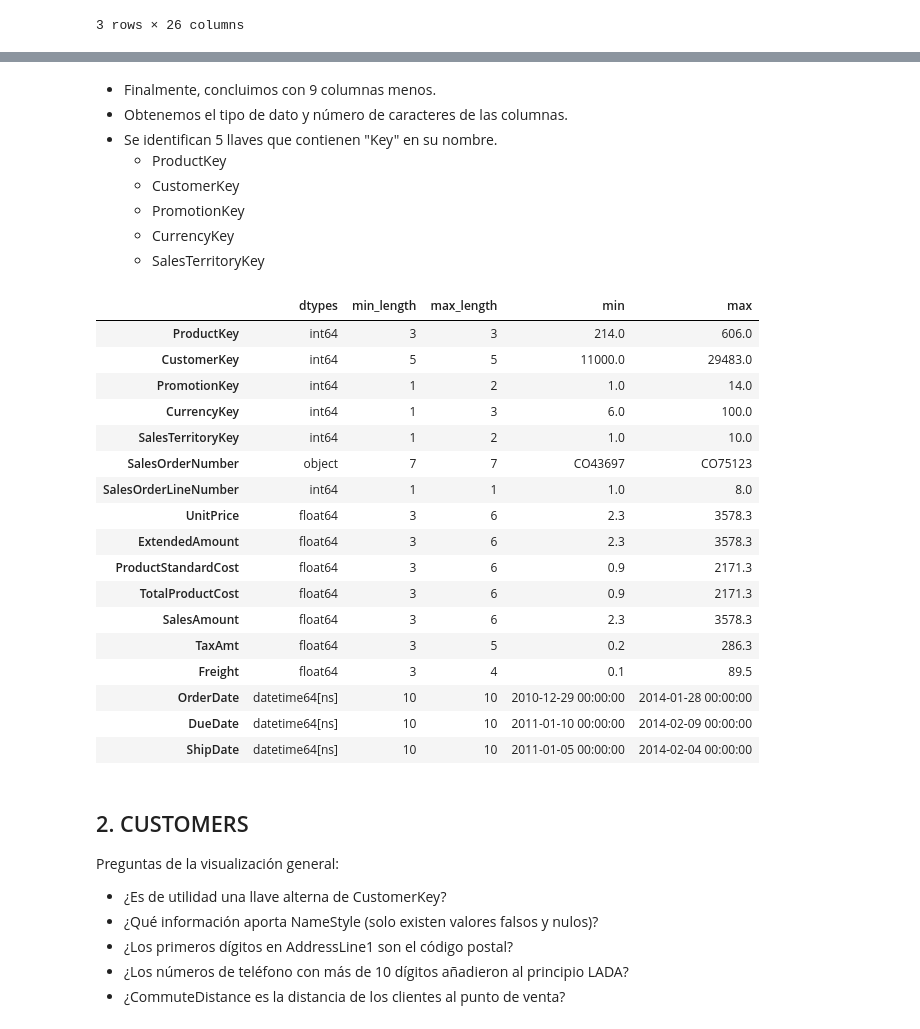
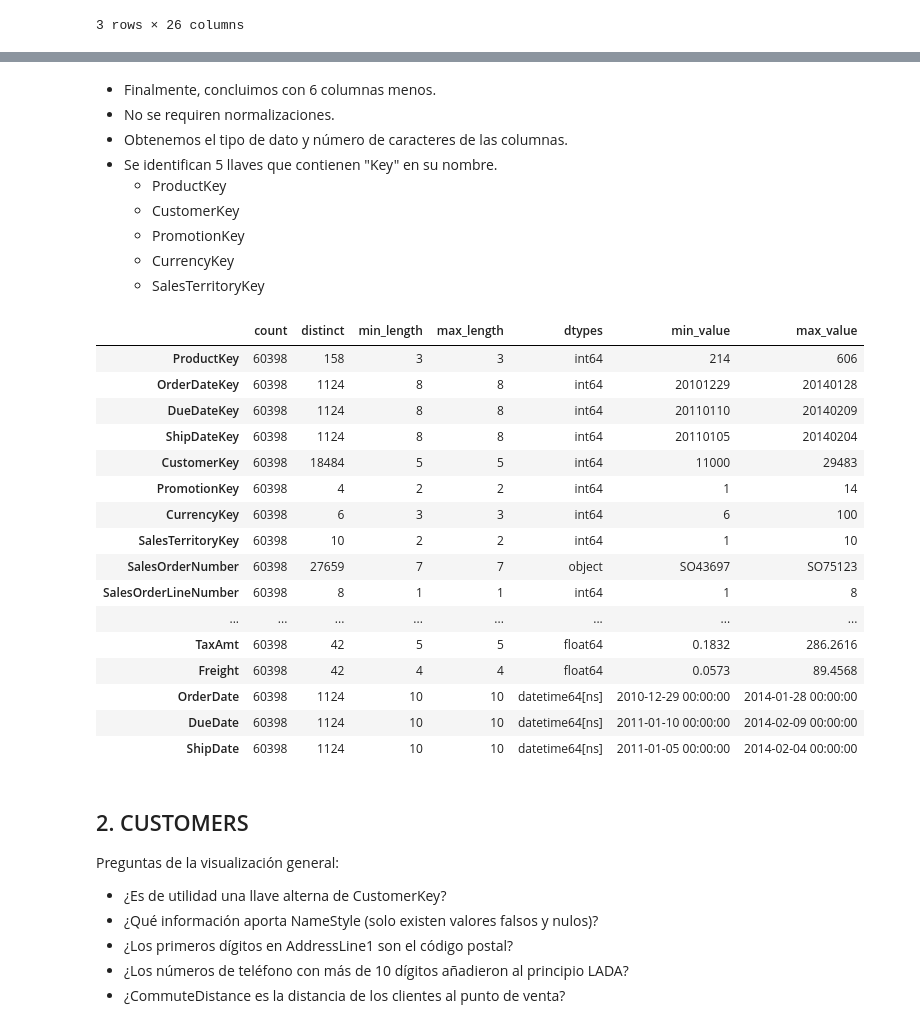
Before and after one commit to Sof265/Database-project, a Jupyter notebook: analisis-exploratorio.ipynb, the cells around one changed output, grey strips where cells are left out. Drawn from its saved outputs; the diff is of its cells as text; code cells hidden in the pictures.

```diff
--- a/analisis-exploratorio.ipynb
+++ b/analisis-exploratorio.ipynb
@@ -137,5 +135,6 @@ ax.bar_label(container=ax.containers[0], labels=abs_values);
 # %% [markdown]
-* Finalmente, concluimos con 9 columnas menos.
+* Finalmente, concluimos con 6 columnas menos.
+* No se requiren normalizaciones.
 * Obtenemos el tipo de dato y número de caracteres de las columnas.
 * Se identifican 5 llaves que contienen "Key" en su nombre.
     * ProductKey
@@ -143,40 +142,26 @@ ax.bar_label(container=ax.containers[0], labels=abs_values);
     * PromotionKey
     * CurrencyKey
     * SalesTerritoryKey
-# %%
-num_types = sales.dtypes.to_frame('dtypes')
-min_col_len = sales.round(1).astype(str).apply(lambda s: s.str.len()).min().to_frame('min_length')
-max_col_len = sales.round(1).astype(str).apply(lambda s: s.str.len()).max().to_frame('max_length')
-min_max_value = sales.describe().T[['min','max']].round(1)
-my_summary = pd.concat([num_types, min_col_len, max_col_len, min_max_value], axis=1)
-sales_serie = sales['SalesOrderNumber'].str[2:]
-# En SalesOrderNumber se ordenan los datos omitiendo 'CO'
-min = 'CO'+ str(pd.to_numeric(sales_serie).min())
-max = 'CO'+ str(pd.to_numeric(sales_serie).max())
-dates = sales[['OrderDate','DueDate','ShipDate']]
-my_summary.loc['SalesOrderNumber', ['min','max']] = [min, max]
-my_summary.loc[['OrderDate','DueDate','ShipDate'], 'min'] = dates.min()
-my_summary.loc[['OrderDate','DueDate','ShipDate'], 'max'] = dates.max()
-my_summary
-# %% [output]
-|  | dtypes | min_length | max_length | min | max |
-| ProductKey | int64 | 3 | 3 | 214.0 | 606.0 |
-| CustomerKey | int64 | 5 | 5 | 11000.0 | 29483.0 |
-| PromotionKey | int64 | 1 | 2 | 1.0 | 14.0 |
-| CurrencyKey | int64 | 1 | 3 | 6.0 | 100.0 |
-| SalesTerritoryKey | int64 | 1 | 2 | 1.0 | 10.0 |
-| SalesOrderNumber | object | 7 | 7 | CO43697 | CO75123 |
-| SalesOrderLineNumber | int64 | 1 | 1 | 1.0 | 8.0 |
-| UnitPrice | float64 | 3 | 6 | 2.3 | 3578.3 |
-| ExtendedAmount | float64 | 3 | 6 | 2.3 | 3578.3 |
-| ProductStandardCost | float64 | 3 | 6 | 0.9 | 2171.3 |
-| TotalProductCost | float64 | 3 | 6 | 0.9 | 2171.3 |
-| SalesAmount | float64 | 3 | 6 | 2.3 | 3578.3 |
-| TaxAmt | float64 | 3 | 5 | 0.2 | 286.3 |
-| Freight | float64 | 3 | 4 | 0.1 | 89.5 |
-| OrderDate | datetime64[ns] | 10 | 10 | 2010-12-29 00:00:00 | 2014-01-28 00:00:00 |
-| DueDate | datetime64[ns] | 10 | 10 | 2011-01-10 00:00:00 | 2014-02-09 00:00:00 |
-| ShipDate | datetime64[ns] | 10 | 10 | 2011-01-05 00:00:00 | 2014-02-04 00:00:00 |
+# %%
+my_summary(sales_cp)
+# %% [output]
+|  | count | distinct | min_length | max_length | dtypes | min_value | max_value |
+| ProductKey | 60398 | 158 | 3 | 3 | int64 | 214 | 606 |
+| OrderDateKey | 60398 | 1124 | 8 | 8 | int64 | 20101229 | 20140128 |
+| DueDateKey | 60398 | 1124 | 8 | 8 | int64 | 20110110 | 20140209 |
+| ShipDateKey | 60398 | 1124 | 8 | 8 | int64 | 20110105 | 20140204 |
+| CustomerKey | 60398 | 18484 | 5 | 5 | int64 | 11000 | 29483 |
+| PromotionKey | 60398 | 4 | 2 | 2 | int64 | 1 | 14 |
+| CurrencyKey | 60398 | 6 | 3 | 3 | int64 | 6 | 100 |
+| SalesTerritoryKey | 60398 | 10 | 2 | 2 | int64 | 1 | 10 |
+| SalesOrderNumber | 60398 | 27659 | 7 | 7 | object | SO43697 | SO75123 |
+| SalesOrderLineNumber | 60398 | 8 | 1 | 1 | int64 | 1 | 8 |
+| ... | ... | ... | ... | ... | ... | ... | ... |
+| TaxAmt | 60398 | 42 | 5 | 5 | float64 | 0.1832 | 286.2616 |
+| Freight | 60398 | 42 | 4 | 4 | float64 | 0.0573 | 89.4568 |
+| OrderDate | 60398 | 1124 | 10 | 10 | datetime64[ns] | 2010-12-29 00:00:00 | 2014-01-28 00:00:00 |
+| DueDate | 60398 | 1124 | 10 | 10 | datetime64[ns] | 2011-01-10 00:00:00 | 2014-02-09 00:00:00 |
+| ShipDate | 60398 | 1124 | 10 | 10 | datetime64[ns] | 2011-01-05 00:00:00 | 2014-02-04 00:00:00 |
 # %% [markdown]
 ## 2. CUSTOMERS
 Preguntas de la visualización general:
```
Also changed, not shown: parts of 22 cells of this notebook, 3 other files.
